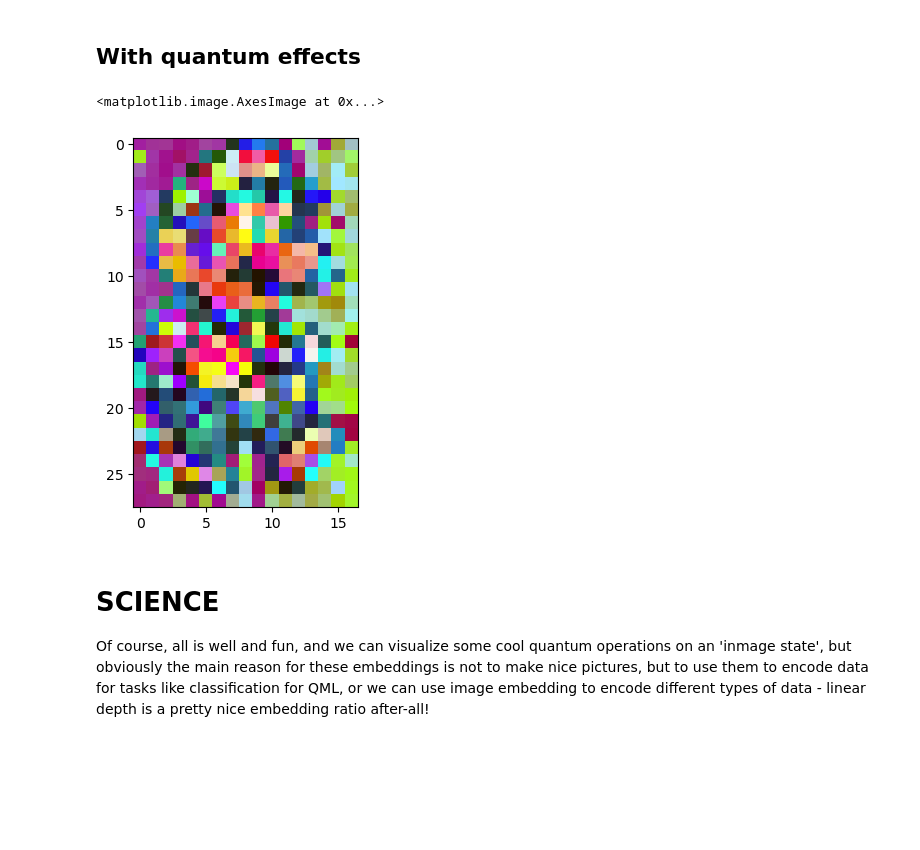
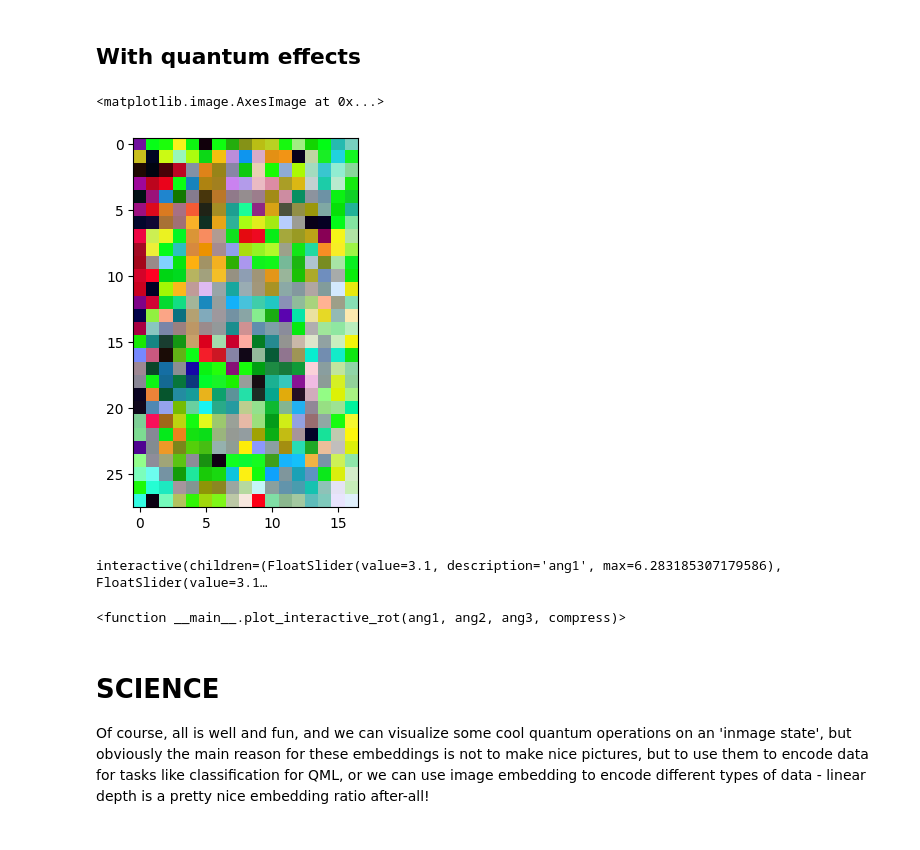
Before and after one commit to HeidelbergQuantum/ParallelQPIXL, a Jupyter notebook: Exploring_QPIXL.ipynb, the cells around one changed output. Drawn from its saved outputs; the diff is of its cells as text; code cells hidden in the pictures; blank space fills up the shorter version.

```diff
--- a/Exploring_QPIXL.ipynb
+++ b/Exploring_QPIXL.ipynb
@@ -130,7 +135,7 @@ shape = img.shape # save this for the reconstruction!
 
 comp_images = []
 labels = []
-for i in range(0,110,10):
+for i in range(0,100,10):
     comp_str = "Compression: "+str(i)+"% \n"
     qc = cFRQI(img,i)
     job = backend.run(qc)
@@ -276,24 +283,28 @@ Maybe you can explore the entanglement of two states if you only measure one of
 img1 = Image.open('figures/creation_world.png')
 img1 = img1.resize((64,64), Image.Resampling.LANCZOS)
 shape1 = (64,64)
+# img1 = examples().invader
+# shape1 = img1.shape#(64,64)
 img2 = examples().space
-shape2 = img.shape
+shape2 = img2.shape
 
 
 img1 = convertToAngles(pad_0(img1))
 img2 = convertToAngles(pad_0(img2))
-qc1 = cFRQI(img1,0)
-qc2 = cFRQI(img1.T,0)
+# img2,img1=img1,img2
+qc1 = cFRQI(img1,80)
+qc2 = cFRQI(img2,50)
 big_qc = QuantumCircuit(qc1.width()+qc2.width())
 big_qc = big_qc.compose(qc1, qubits=list(range(qc1.width())))
 big_qc = big_qc.compose(qc2, qubits=list(range(qc1.width(),qc1.width()+qc2.width())))
 ### INSERT DESIRED GATES HERE
-big_qc.x(range(qc1.width(),qc1.width()+qc2.width()))
+#big_qc.x(range(qc1.width(),qc1.width()+qc2.width()))
 for i in range(qc2.width()):
-    big_qc.cnot(i, i+qc1.width())
+    big_qc.crx(i*np.pi/qc2.width(),i, i+qc1.width())
     # Example of CNOT between two images
 #########################
 job = backend.run(big_qc)
 sv = np.real(job.result().get_statevector())
 img = decodeQPIXL(sv, state_to_prob = np.real)#Image 1 is the one that is recovered
 img = reconstruct_img(img, shape1)
+plt.imshow(img)
@@ -448,5 +496,4 @@ for i in range(len(Image_ghost_data)):
 red_channel = np.array(red_channel).reshape(len(Image_ghost_data), len(Image_ghost_data[0]))
 green_channel = np.array(green_channel).reshape(len(Image_ghost_data), len(Image_ghost_data[0]))
 blue_channel = np.array(blue_channel).reshape(len(Image_ghost_data), len(Image_ghost_data[0]))
-chans = [red_channel, green_channel, blue_channel]
-plt.imshow(Image_ghost)
+chans = [(red_channel), (green_channel), (blue_channel)]
@@ -459,14 +508,17 @@ plt.imshow(Image_ghost)
 encoded_decoded = []
 angs = [0,np.pi/10,np.pi/5]
 for i, ang in zip(chans,angs):
-    qc = cFRQI(i,0)
+    tempi = pad_0(i.T.flatten(),5)
+    maxval = np.max(i)
+    minval = np.min(i)
+    qc = cFRQI(tempi,0)
     job = backend.run(qc)
     #### Just for show
     sv = np.real(job.result().get_statevector())
-    img2 = decodeQPIXL(sv)
+    img2 = decodeQPIXL(sv,max_pixel_val=maxval, min_pixel_val=minval,scaling=convertToGrayscaleOld)
     encoded_decoded.append(reconstruct_img(img2, (len(Image_ghost_data), len(Image_ghost_data[0]))))
 
-rgb = np.dstack(encoded_decoded)
+rgb = np.abs(np.dstack(encoded_decoded))
 plt.imshow( Image.fromarray(np.array(rgb).astype(np.uint8), 'RGB'))
 # %% [output]
 <matplotlib.image.AxesImage at 0x...>
@@ -475,22 +527,48 @@ plt.imshow( Image.fromarray(np.array(rgb).astype(np.uint8), 'RGB'))
 ## With quantum effects
 # %%
 encoded_decoded = []
-angs = [0,np.pi/10,np.pi/5]
+angs = [1,np.pi/7,np.pi/3]
 for i, ang in zip(chans,angs):
-    qc = cFRQI(i,0)
+    tempi = pad_0(i.T.flatten())
+    maxval = np.max(tempi)
+    minval = np.min(tempi)
+    qc = cFRQI(tempi,0)
     qc.ry(ang,range(qc.width()))
 
     job = backend.run(qc)
     #### Just for show
     sv = np.real(job.result().get_statevector())
-    img2 = decodeQPIXL(sv)
+    img2 = decodeQPIXL(sv,minval,maxval,convertToGrayscaleOld)
     encoded_decoded.append(reconstruct_img(img2, (len(Image_ghost_data), len(Image_ghost_data[0]))))
 
 rgb = np.dstack(encoded_decoded)
 plt.imshow( Image.fromarray(np.array(rgb).astype(np.uint8), 'RGB'))
 # %% [output]
 <matplotlib.image.AxesImage at 0x...>
-[figure, old version]
+[figure, new version]
+# %%
+def plot_interactive_rot(ang1, ang2, ang3,compress):
+    encoded_decoded = []
+    angs = [ang1,ang2,ang3]
+    for i, ang in zip(chans,angs):
+        tempi = pad_0(i.T.flatten())
+        maxval = np.max(i)
+        minval = np.min(i)
+        qc = cFRQI(tempi,compress)
+        qc.ry(ang,range(qc.width()))
+
+        job = backend.run(qc)
+        #### Just for show
+        sv = np.real(job.result().get_statevector())
+        img2 = decodeQPIXL(sv,max_pixel_val=maxval, min_pixel_val=minval,scaling=convertToGrayscaleOld)
+        encoded_decoded.append(reconstruct_img(img2, (len(Image_ghost_data), len(Image_ghost_data[0]))))
+
+    rgb = np.abs(np.dstack(encoded_decoded))
+    plt.imshow( Image.fromarray(np.array(rgb).astype(np.uint8), 'RGB'))
+interact(plot_interactive_rot,ang1=(0,2*np.pi,0.1),ang2=(0,2*np.pi,0.1),ang3=(0,2*np.pi,0.1),compress = (0,100,5))
+# %% [output]
+interactive(children=(FloatSlider(value=3.1, description='ang1', max=6.283185307179586), FloatSlider(value=3.1…
+<function __main__.plot_interactive_rot(ang1, ang2, ang3, compress)>
 # %% [markdown]
 # SCIENCE
 
```
Also changed, not shown: parts of 12 cells of this notebook, 54 other files.
